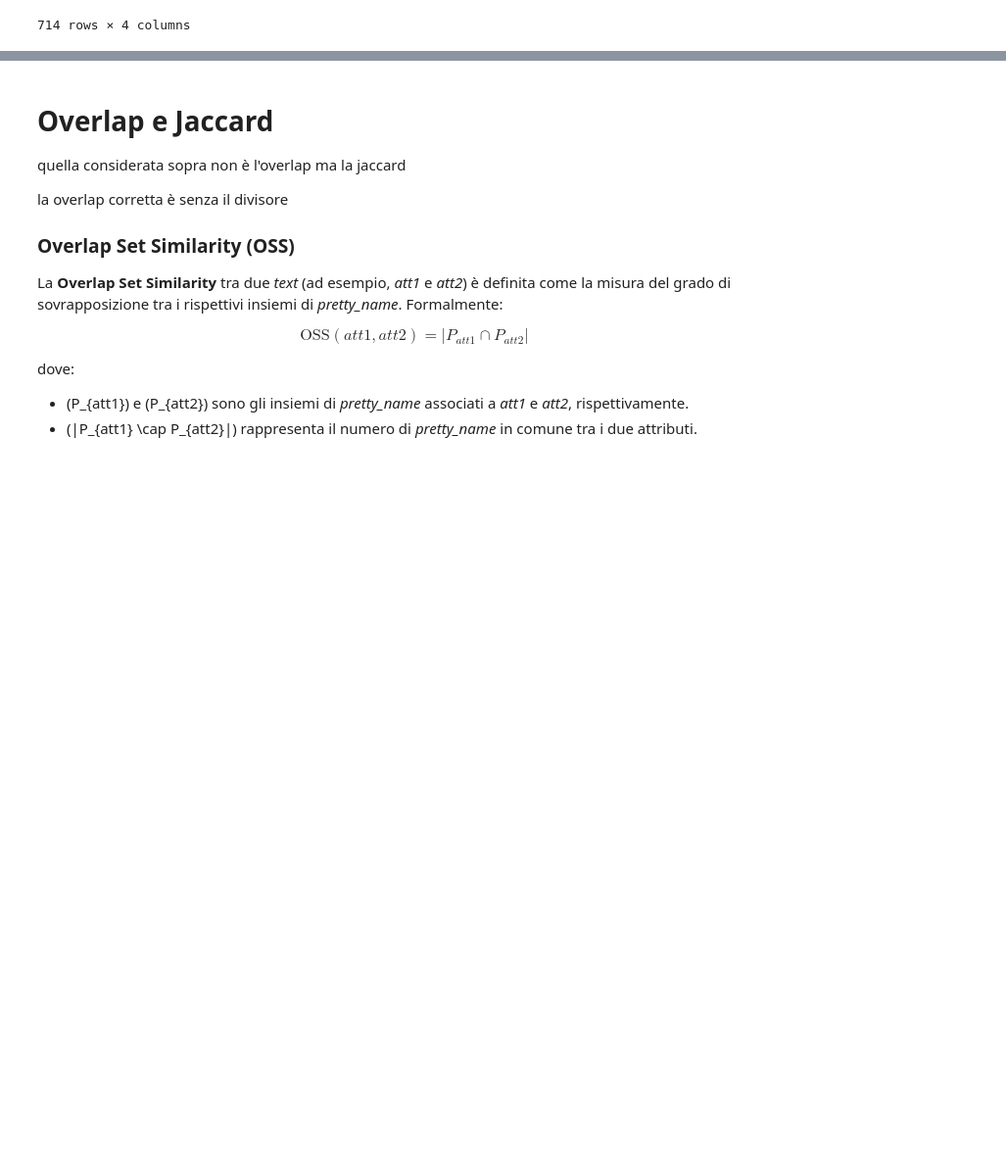
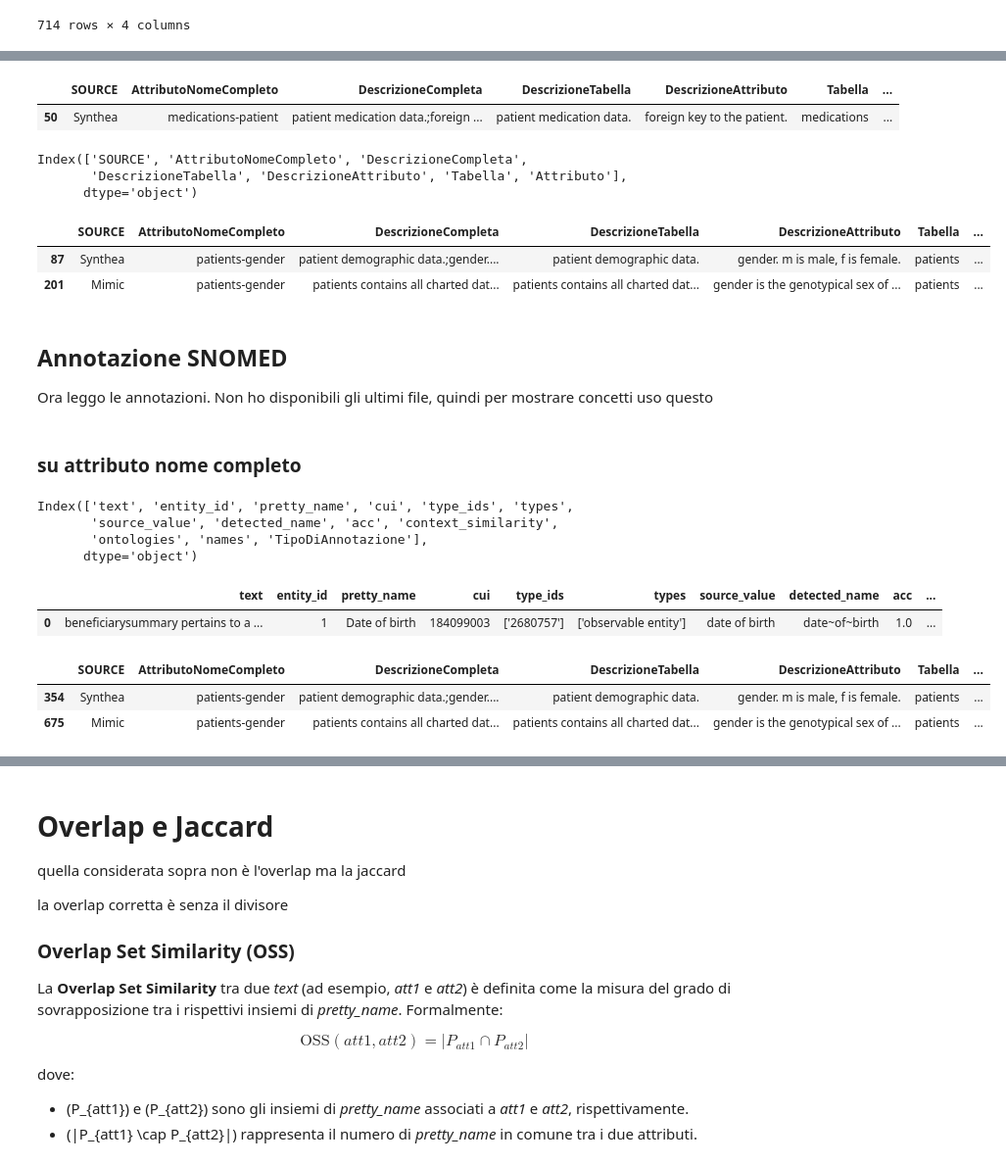
Before and after one commit to GConte47/tirocinio, a Jupyter notebook: df omap/OMAP_SMAT_Mapping_table.ipynb, the cells around one changed output, grey strips where cells are left out. Shown at 98% size. Drawn from its saved outputs; the diff is of its cells as text; code cells hidden in the pictures; blank space fills up the shorter version.

```diff
--- a/df omap/OMAP_SMAT_Mapping_table.ipynb
+++ b/df omap/OMAP_SMAT_Mapping_table.ipynb
@@ -1803,0 +1610,10 @@ context_similarity
+# %%
+# consideriamo prima gli attributi di OMOP-CDM
+TABELLE_ATTRIBUTI_OMOP=df[['omop','des1','d1','d2']].drop_duplicates()
+TABELLE_ATTRIBUTI_OMOP[['Tabella', 'Attributo']] = TABELLE_ATTRIBUTI_OMOP['omop'].str.split('-', expand=True)
+TABELLE_ATTRIBUTI_OMOP['SOURCE']='OMOP'
+pd.set_option('display.max_colwidth', None)
+# rinomino le colonne
+TABELLE_ATTRIBUTI_OMOP.columns
+TABELLE_ATTRIBUTI_OMOP.columns=['AttributoNomeCompleto','DescrizioneCompleta',
+                               'DescrizioneTabella','DescrizioneAttributo','Tabella', 'Attributo','SOURCE']
@@ -1803,0 +1623,34 @@ context_similarity
+# %%
+TABELLE_ATTRIBUTI_LOCALI=df[['SOURCE','table','des2','d3','d4']].drop_duplicates()
+TABELLE_ATTRIBUTI_LOCALI[['Tabella', 'Attributo']] = TABELLE_ATTRIBUTI_LOCALI['table'].str.split('-', expand=True)
+TABELLE_ATTRIBUTI_LOCALI.columns
+TABELLE_ATTRIBUTI_LOCALI.columns=['SOURCE','AttributoNomeCompleto','DescrizioneCompleta',
+                               'DescrizioneTabella','DescrizioneAttributo','Tabella', 'Attributo']
+TABELLE_ATTRIBUTI_LOCALI.sample()
+
+#print(TABELLE_ATTRIBUTI_LOCALI['AttributoNomeCompleto'].is_unique)
+# %% [output]
+|  | SOURCE | AttributoNomeCompleto | DescrizioneCompleta | DescrizioneTabella | DescrizioneAttributo | Tabella | ... |
+| 50 | Synthea | medications-patient | patient medication data.;foreign ... | patient medication data. | foreign key to the patient. | medications | ... |
+# %%
+# uniformiamo anche lo schema OMOP con lo schema
+TABELLE_ATTRIBUTI_LOCALI.columns
+# %% [output]
+Index(['SOURCE', 'AttributoNomeCompleto', 'DescrizioneCompleta',
+       'DescrizioneTabella', 'DescrizioneAttributo', 'Tabella', 'Attributo'],
+      dtype='object')
+# %%
+TABELLE_ATTRIBUTI_OMOP=TABELLE_ATTRIBUTI_OMOP[['SOURCE','AttributoNomeCompleto','DescrizioneCompleta',
+                               'DescrizioneTabella','DescrizioneAttributo','Tabella', 'Attributo']].copy()
+# %%
+SCHEMI=pd.concat([TABELLE_ATTRIBUTI_OMOP,TABELLE_ATTRIBUTI_LOCALI])
+# %%
+# purtroppo AttributoNomeCompleto non è univoco, non è chiave
+SCHEMI[SCHEMI['AttributoNomeCompleto'].duplicated(keep=False)]
+
+# quindi come chiave per individuare un attributo dobbiamo sempre usare
+# la coppia SOURCE e AttributoNomeCompleto
+# %% [output]
+|  | SOURCE | AttributoNomeCompleto | DescrizioneCompleta | DescrizioneTabella | DescrizioneAttributo | Tabella | ... |
+| 87 | Synthea | patients-gender | patient demographic data.;gender.... | patient demographic data. | gender. m is male, f is female. | patients | ... |
+| 201 | Mimic | patients-gender | patients contains all charted dat... | patients contains all charted dat... | gender is the genotypical sex of ... | patients | ... |
@@ -1803,0 +1668,17 @@ context_similarity
+# %% [markdown]
+## Annotazione SNOMED
+
+Ora leggo le annotazioni.
+Non ho disponibili gli ultimi file, quindi per mostrare concetti  uso questo
+# %% [markdown]
+### su attributo nome completo
+# %%
+Annotazione=pd.read_csv("dataframe_snomed.csv")
+# diamo un nome  a questa annotazione
+Annotazione['TipoDiAnnotazione']='dataframe_snomed'
+Annotazione.columns
+# %% [output]
+Index(['text', 'entity_id', 'pretty_name', 'cui', 'type_ids', 'types',
+       'source_value', 'detected_name', 'acc', 'context_similarity',
+       'ontologies', 'names', 'TipoDiAnnotazione'],
+      dtype='object')
@@ -1803,0 +1697,5 @@ context_similarity
+# %%
+AnnotazioneMedCAT.head(1)
+# %% [output]
+|  | text | entity_id | pretty_name | cui | type_ids | types | source_value | detected_name | acc | ... |
+| 0 | beneficiarysummary pertains to a ... | 1 | Date of birth | 184099003 | ['2680757'] | ['observable entity'] | date of birth | date~of~birth | 1.0 | ... |
@@ -1803,0 +1717,8 @@ context_similarity
+# %%
+# come detto prima in SCHEMI  AttributoNomeCompleto non è univoco, non è chiave
+# neanche names lo sarà
+SCHEMI[SCHEMI['names'].duplicated(keep=False)]
+# %% [output]
+|  | SOURCE | AttributoNomeCompleto | DescrizioneCompleta | DescrizioneTabella | DescrizioneAttributo | Tabella | ... |
+| 354 | Synthea | patients-gender | patient demographic data.;gender.... | patient demographic data. | gender. m is male, f is female. | patients | ... |
+| 675 | Mimic | patients-gender | patients contains all charted dat... | patients contains all charted dat... | gender is the genotypical sex of ... | patients | ... |
```
Also changed, not shown: parts of 92 cells of this notebook, 8 other files.
